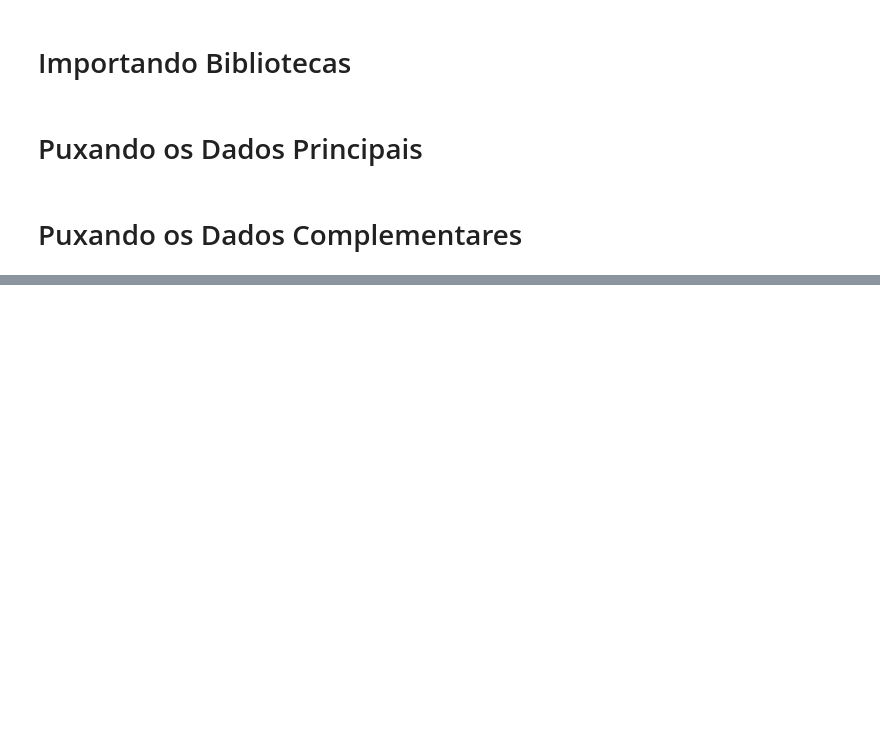
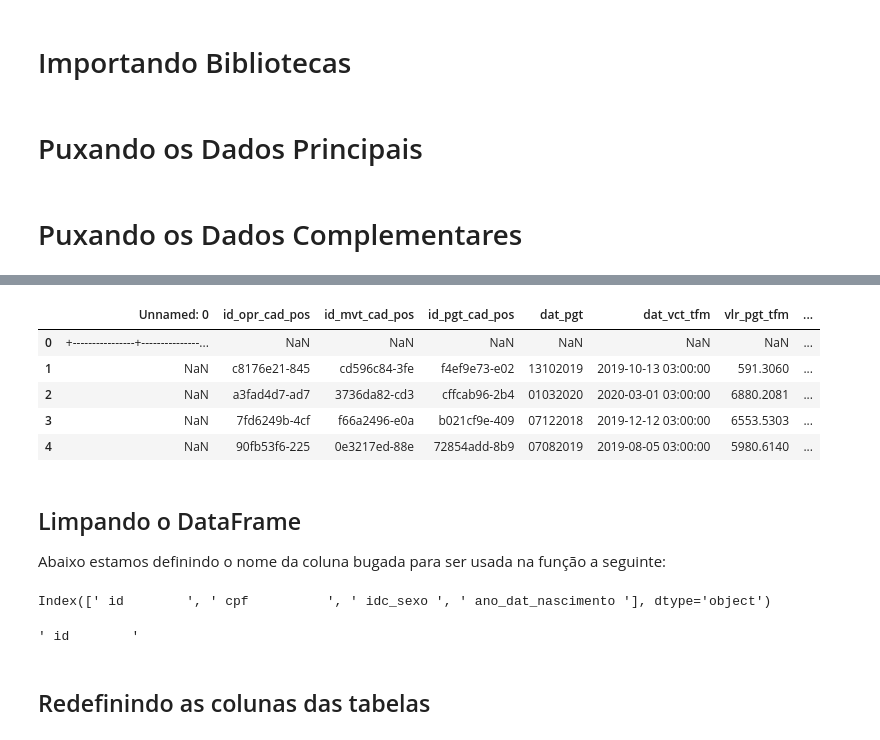
Before and after one commit to hsousadev/SPC-projeto-integrador, a Jupyter notebook: Entrega 3/Puxando Dados - Entrega 4.ipynb, the cells around one changed output, grey strips where cells are left out. Saved outputs shown, nothing was run; the diff lists cells and outputs as text; code cells hidden in the pictures; blank space fills up the shorter version.

```diff
--- a/Entrega 3/Puxando Dados - Entrega 4.ipynb
+++ b/Entrega 3/Puxando Dados - Entrega 4.ipynb
@@ -16,0 +57,19 @@ pessoa_fisica = pd.read_csv("dados/fatec_pessoa_fisica.csv", sep = '|', encoding
+# %%
+fatec_pagamento.head()
+# %% [output]
+|  | Unnamed: 0 | id_opr_cad_pos | id_mvt_cad_pos | id_pgt_cad_pos | dat_pgt | dat_vct_tfm | vlr_pgt_tfm | ... |
+| 0 | +----------------+---------------... | NaN | NaN | NaN | NaN | NaN | NaN | ... |
+| 1 | NaN | c8176e21-845 | cd596c84-3fe | f4ef9e73-e02 | 13102019 | 2019-10-13 03:00:00 | 591.3060 | ... |
+| 2 | NaN | a3fad4d7-ad7 | 3736da82-cd3 | cffcab96-2b4 | 01032020 | 2020-03-01 03:00:00 | 6880.2081 | ... |
+| 3 | NaN | 7fd6249b-4cf | f66a2496-e0a | b021cf9e-409 | 07122018 | 2019-12-12 03:00:00 | 6553.5303 | ... |
+| 4 | NaN | 90fb53f6-225 | 0e3217ed-88e | 72854add-8b9 | 07082019 | 2019-08-05 03:00:00 | 5980.6140 | ... |
+# %% [markdown]
+## Limpando o DataFrame
+
+Abaixo estamos definindo o nome da coluna bugada para ser usada na função a seguinte:
+# %%
+# Exemplo de como é a nomeclatura das colunas antes da alteração:
+
+pessoa_fisica.columns[1:5]
+# %% [output]
+Index([' id        ', ' cpf          ', ' idc_sexo ', ' ano_dat_nascimento '], dtype='object')
@@ -16,0 +92,8 @@ pessoa_fisica = pd.read_csv("dados/fatec_pessoa_fisica.csv", sep = '|', encoding
+# %%
+# Demonstração da váriavel:
+
+coluna_pessoa_fisica
+# %% [output]
+' id        '
+# %% [markdown]
+## Redefinindo as colunas das tabelas
```
Also changed, not shown: parts of 40 cells of this notebook.
